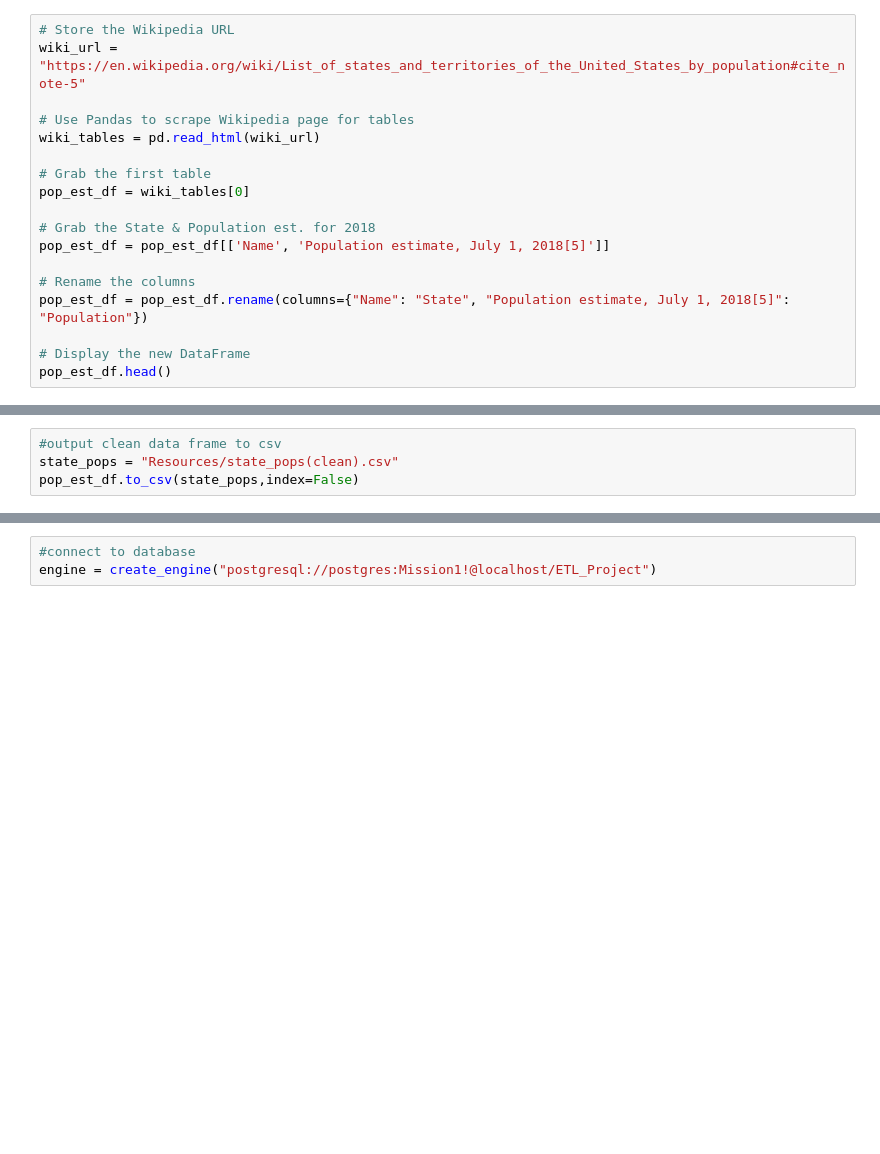
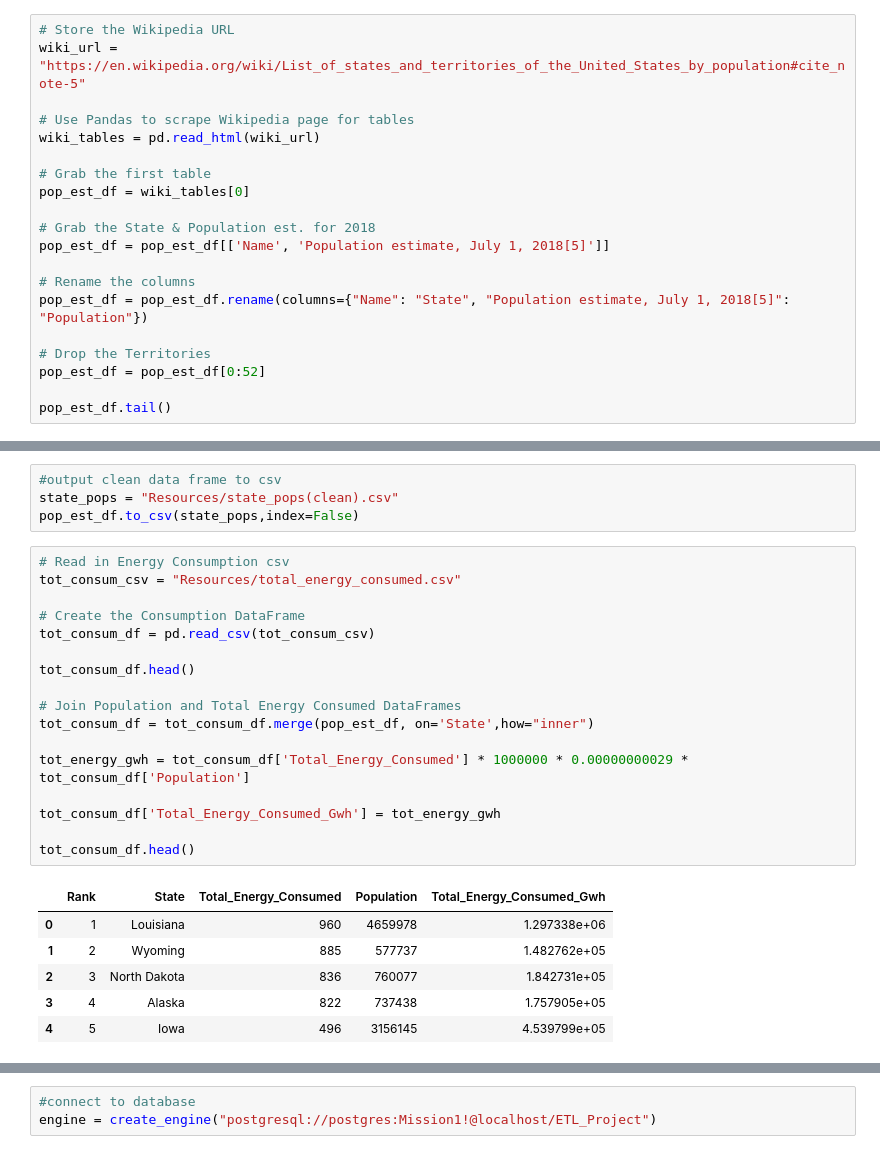
Before and after one commit to nadireag/ETL-Project, a Jupyter notebook: EnergyETL.ipynb, the cells around one changed output, grey strips where cells are left out. Saved outputs shown, nothing was run; the diff lists cells and outputs as text; blank space fills up the shorter version.

Commit message:
push pop est. and tot consum df join

```diff
--- a/EnergyETL.ipynb
+++ b/EnergyETL.ipynb
@@ -82,5 +123,7 @@ pop_est_df = pop_est_df[['Name', 'Population estimate, July 1, 2018[5]']]
 # Rename the columns
 pop_est_df = pop_est_df.rename(columns={"Name": "State", "Population estimate, July 1, 2018[5]": "Population"})
 
-# Display the new DataFrame
-pop_est_df.head()
+# Drop the Territories
+pop_est_df = pop_est_df[0:52]
+
+pop_est_df.tail()
@@ -88,3 +138,27 @@ pop_est_df.head()
 #output clean data frame to csv
 state_pops = "Resources/state_pops(clean).csv"
 pop_est_df.to_csv(state_pops,index=False)
+# %%
+# Read in Energy Consumption csv
+tot_consum_csv = "Resources/total_energy_consumed.csv"
+
+# Create the Consumption DataFrame
+tot_consum_df = pd.read_csv(tot_consum_csv)
+
+tot_consum_df.head()
+
+# Join Population and Total Energy Consumed DataFrames
+tot_consum_df = tot_consum_df.merge(pop_est_df, on='State',how="inner")
+
+tot_energy_gwh = tot_consum_df['Total_Energy_Consumed'] * 1000000 * 0.00000000029 * tot_consum_df['Population']
+
+tot_consum_df['Total_Energy_Consumed_Gwh'] = tot_energy_gwh
+
+tot_consum_df.head()
+# %% [output]
+|  | Rank | State | Total_Energy_Consumed | Population | Total_Energy_Consumed_Gwh |
+| 0 | 1 | Louisiana | 960 | 4659978 | 1.297338e+06 |
+| 1 | 2 | Wyoming | 885 | 577737 | 1.482762e+05 |
+| 2 | 3 | North Dakota | 836 | 760077 | 1.842731e+05 |
+| 3 | 4 | Alaska | 822 | 737438 | 1.757905e+05 |
+| 4 | 5 | Iowa | 496 | 3156145 | 4.539799e+05 |
```
Also changed, not shown: parts of 7 cells of this notebook, 3 other files.
